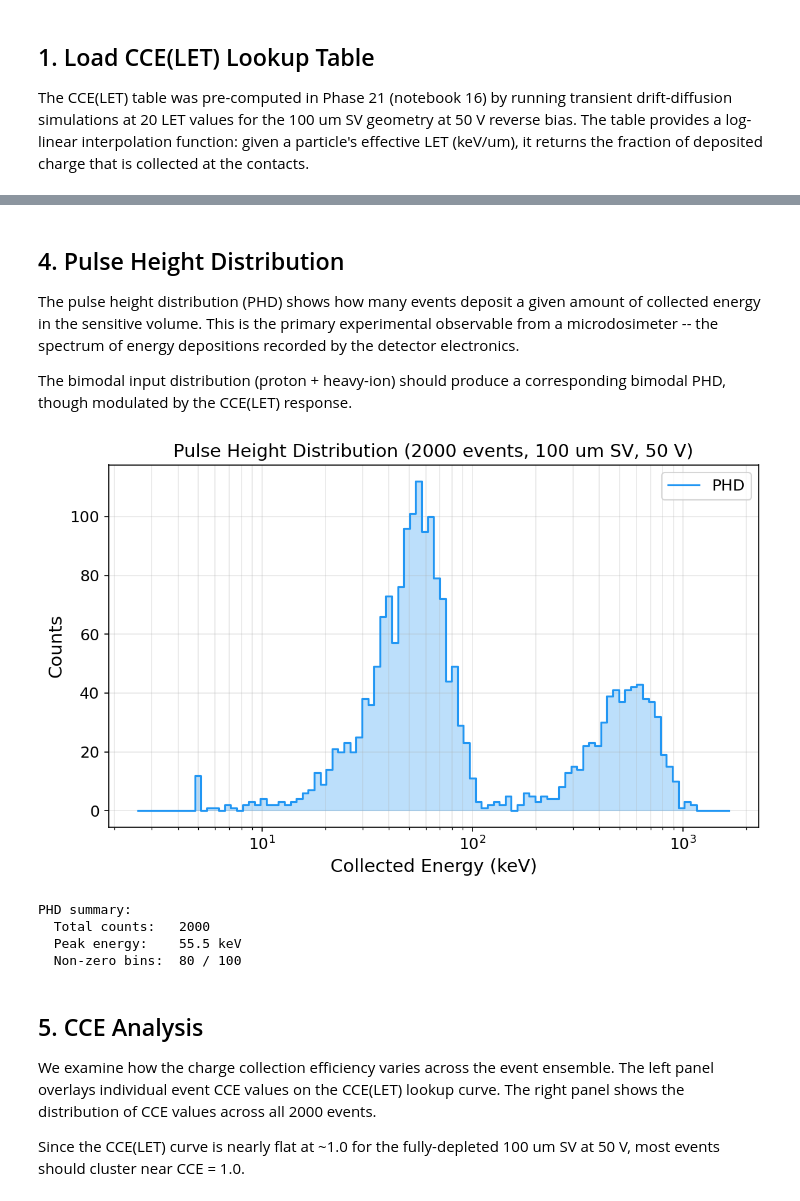
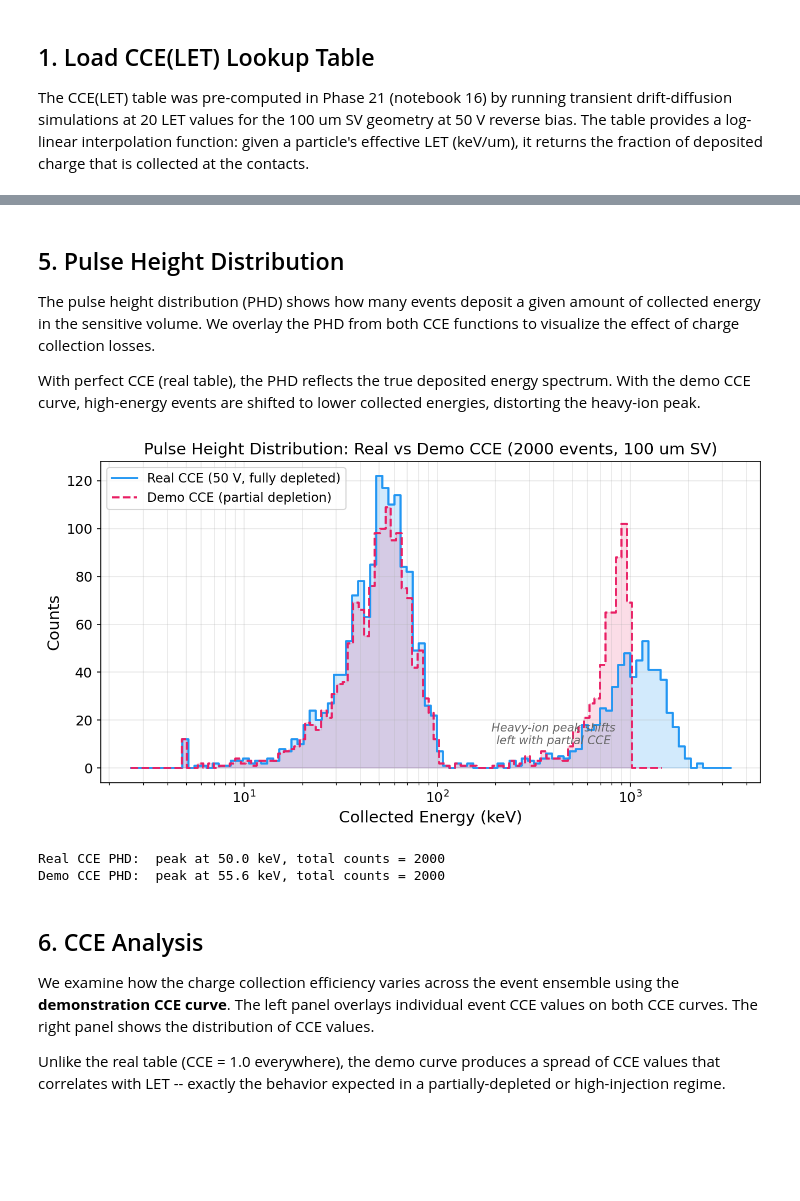
Before and after one commit to ngcex/sic-tcad-detector, a Jupyter notebook: notebooks/17_mc_coupling.ipynb, the cells around one changed output, grey strips where cells are left out. Saved outputs shown, nothing was run; the diff lists cells and outputs as text; code cells hidden in the pictures; blank space fills up the shorter version.

```diff
--- a/notebooks/17_mc_coupling.ipynb
+++ b/notebooks/17_mc_coupling.ipynb
@@ -241,57 +334,66 @@ Ensemble Processing Summary:
 # %% [markdown]
-## 4. Pulse Height Distribution
+## 5. Pulse Height Distribution
 
 The pulse height distribution (PHD) shows how many events deposit a given
-amount of collected energy in the sensitive volume. This is the primary
-experimental observable from a microdosimeter -- the spectrum of energy
-depositions recorded by the detector electronics.
+amount of collected energy in the sensitive volume. We overlay the PHD from
+both CCE functions to visualize the effect of charge collection losses.
 
-The bimodal input distribution (proton + heavy-ion) should produce a
-corresponding bimodal PHD, though modulated by the CCE(LET) response.
+With perfect CCE (real table), the PHD reflects the true deposited energy
+spectrum. With the demo CCE curve, high-energy events are shifted to lower
+collected energies, distorting the heavy-ion peak.
 # %%
-phd = pulse_height_distribution(result['event_collected_keV'], n_bins=100)
+phd_real = pulse_height_distribution(result_real['event_collected_keV'], n_bins=100)
+phd_demo = pulse_height_distribution(result_demo['event_collected_keV'], n_bins=100)
 
-fig, ax = plt.subplots(figsize=(8, 5))
+fig, ax = plt.subplots(figsize=(9, 5))
 
-# Plot as step histogram on log-x scale
-ax.step(phd['bin_centers_keV'], phd['counts'], where='mid',
-        color='#2196F3', linewidth=1.5, label='PHD')
-ax.fill_between(phd['bin_centers_keV'], phd['counts'], step='mid',
-                alpha=0.3, color='#2196F3')
+# Real CCE PHD
+ax.step(phd_real['bin_centers_keV'], phd_real['counts'], where='mid',
+        color='#2196F3', linewidth=1.8, label='Real CCE (50 V, fully depleted)')
+ax.fill_between(phd_real['bin_centers_keV'], phd_real['counts'], step='mid',
+                alpha=0.2, color='#2196F3')
+
+# Demo CCE PHD
+ax.step(phd_demo['bin_centers_keV'], phd_demo['counts'], where='mid',
+        color='#E91E63', linewidth=1.8, linestyle='--',
+        label='Demo CCE (partial depletion)')
+ax.fill_between(phd_demo['bin_centers_keV'], phd_demo['counts'], step='mid',
+                alpha=0.15, color='#E91E63')
 
 ax.set_xscale('log')
 ax.set_xlabel('Collected Energy (keV)')
 ax.set_ylabel('Counts')
-ax.set_title('Pulse Height Distribution (2000 events, 100 um SV, 50 V)')
+ax.set_title('Pulse Height Distribution: Real vs Demo CCE (2000 events, 100 um SV)')
 ax.grid(True, alpha=0.3, which='both')
-ax.legend(fontsize=12)
+ax.legend(fontsize=11, loc='upper left')
+ax.annotate('Heavy-ion peak shifts\nleft with partial CCE',
+            xy=(400, 10), fontsize=10, style='italic', color='#666666',
+            ha='center')
 
 plt.tight_layout()
 plt.show()
 
-# Summary
-total_counts = phd['counts'].sum()
-peak_bin = phd['bin_centers_keV'][np.argmax(phd['counts'])]
-print(f"PHD summary:")
-print(f"  Total counts:   {total_counts}")
-print(f"  Peak energy:    {peak_bin:.1f} keV")
-print(f"  Non-zero bins:  {np.sum(phd['counts'] > 0)} / {len(phd['counts'])}")
+print("Real CCE PHD:  peak at {:.1f} keV, total counts = {}".format(
+    phd_real['bin_centers_keV'][np.argmax(phd_real['counts'])],
+    phd_real['counts'].sum()))
+print("Demo CCE PHD:  peak at {:.1f} keV, total counts = {}".format(
+    phd_demo['bin_centers_keV'][np.argmax(phd_demo['counts'])],
+    phd_demo['counts'].sum()))
 # %% [output]
-[figure, old version]
+[figure, new version]
-PHD summary:
-  Total counts:   2000
-  Peak energy:    55.5 keV
-  Non-zero bins:  80 / 100
+Real CCE PHD:  peak at 50.0 keV, total counts = 2000
+Demo CCE PHD:  peak at 55.6 keV, total counts = 2000
 # %% [markdown]
-## 5. CCE Analysis
+## 6. CCE Analysis
 
 We examine how the charge collection efficiency varies across the event
-ensemble. The left panel overlays individual event CCE values on the
-CCE(LET) lookup curve. The right panel shows the distribution of CCE
-values across all 2000 events.
+ensemble using the **demonstration CCE curve**. The left panel overlays
+individual event CCE values on both CCE curves. The right panel shows the
+distribution of CCE values.
 
-Since the CCE(LET) curve is nearly flat at ~1.0 for the fully-depleted
-100 um SV at 50 V, most events should cluster near CCE = 1.0.
+Unlike the real table (CCE = 1.0 everywhere), the demo curve produces a
+spread of CCE values that correlates with LET -- exactly the behavior
+expected in a partially-depleted or high-injection regime.
 # %%
 fig, (ax1, ax2) = plt.subplots(1, 2, figsize=(14, 5))
 
```
Also changed, not shown: parts of 17 cells of this notebook, 2 other files.
